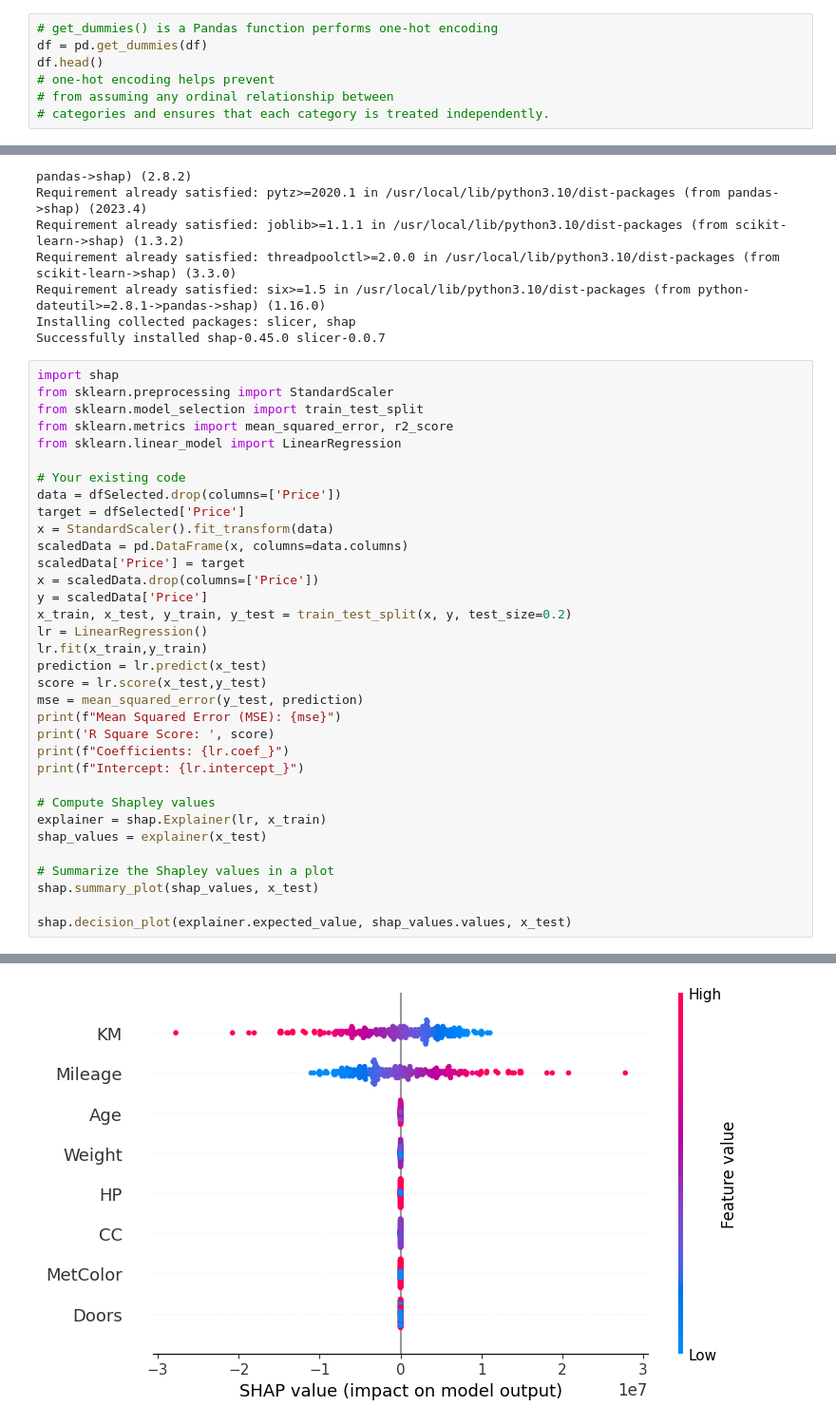
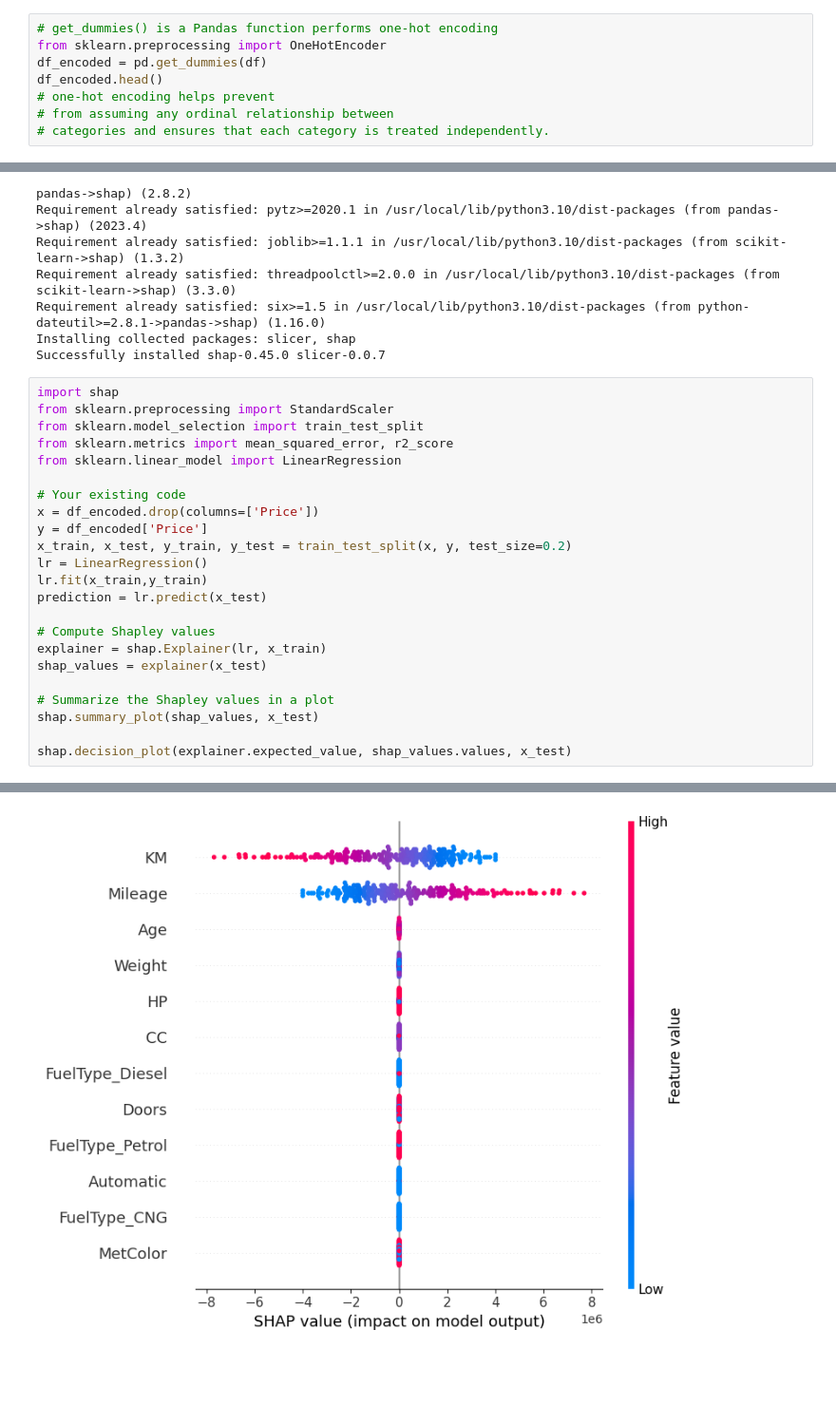
Before and after one commit to michelmalki/MichelMalki, a Jupyter notebook: Used_Car_Sales.ipynb, the cells around one changed output, grey strips where cells are left out. Shown at 95% size. Drawn from its saved outputs; the diff is of its cells as text; blank space fills up the shorter version.

```diff
--- a/Used_Car_Sales.ipynb
+++ b/Used_Car_Sales.ipynb
@@ -156,8 +156,9 @@ dtypes: float64(5), int64(5)
 memory usage: 93.7 KB
 # %%
 # get_dummies() is a Pandas function performs one-hot encoding
-df = pd.get_dummies(df)
-df.head()
+from sklearn.preprocessing import OneHotEncoder
+df_encoded = pd.get_dummies(df)
+df_encoded.head()
 # one-hot encoding helps prevent
 # from assuming any ordinal relationship between
 # categories and ensures that each category is treated independently.
@@ -245,23 +255,12 @@ from sklearn.metrics import mean_squared_error, r2_score
 from sklearn.linear_model import LinearRegression
 
 # Your existing code
-data = dfSelected.drop(columns=['Price'])
-target = dfSelected['Price']
-x = StandardScaler().fit_transform(data)
-scaledData = pd.DataFrame(x, columns=data.columns)
-scaledData['Price'] = target
-x = scaledData.drop(columns=['Price'])
-y = scaledData['Price']
+x = df_encoded.drop(columns=['Price'])
+y = df_encoded['Price']
 x_train, x_test, y_train, y_test = train_test_split(x, y, test_size=0.2)
 lr = LinearRegression()
 lr.fit(x_train,y_train)
 prediction = lr.predict(x_test)
-score = lr.score(x_test,y_test)
-mse = mean_squared_error(y_test, prediction)
-print(f"Mean Squared Error (MSE): {mse}")
-print('R Square Score: ', score)
-print(f"Coefficients: {lr.coef_}")
-print(f"Intercept: {lr.intercept_}")
 
 # Compute Shapley values
 explainer = shap.Explainer(lr, x_train)
@@ -280 +274 @@ Intercept: 11245.58816871356
-[figure, old version]
+[figure, new version]
```
Also changed, not shown: parts of 10 cells of this notebook.
